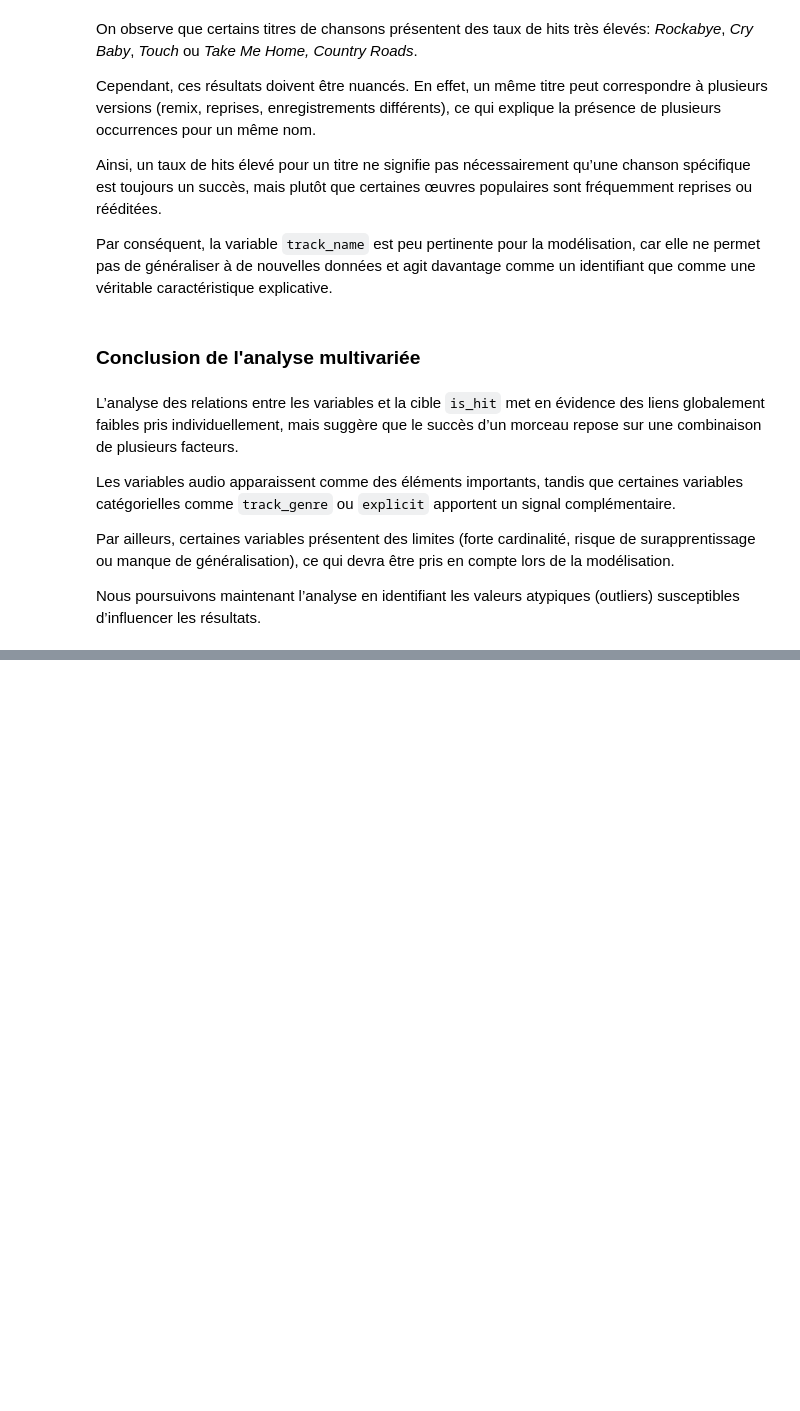
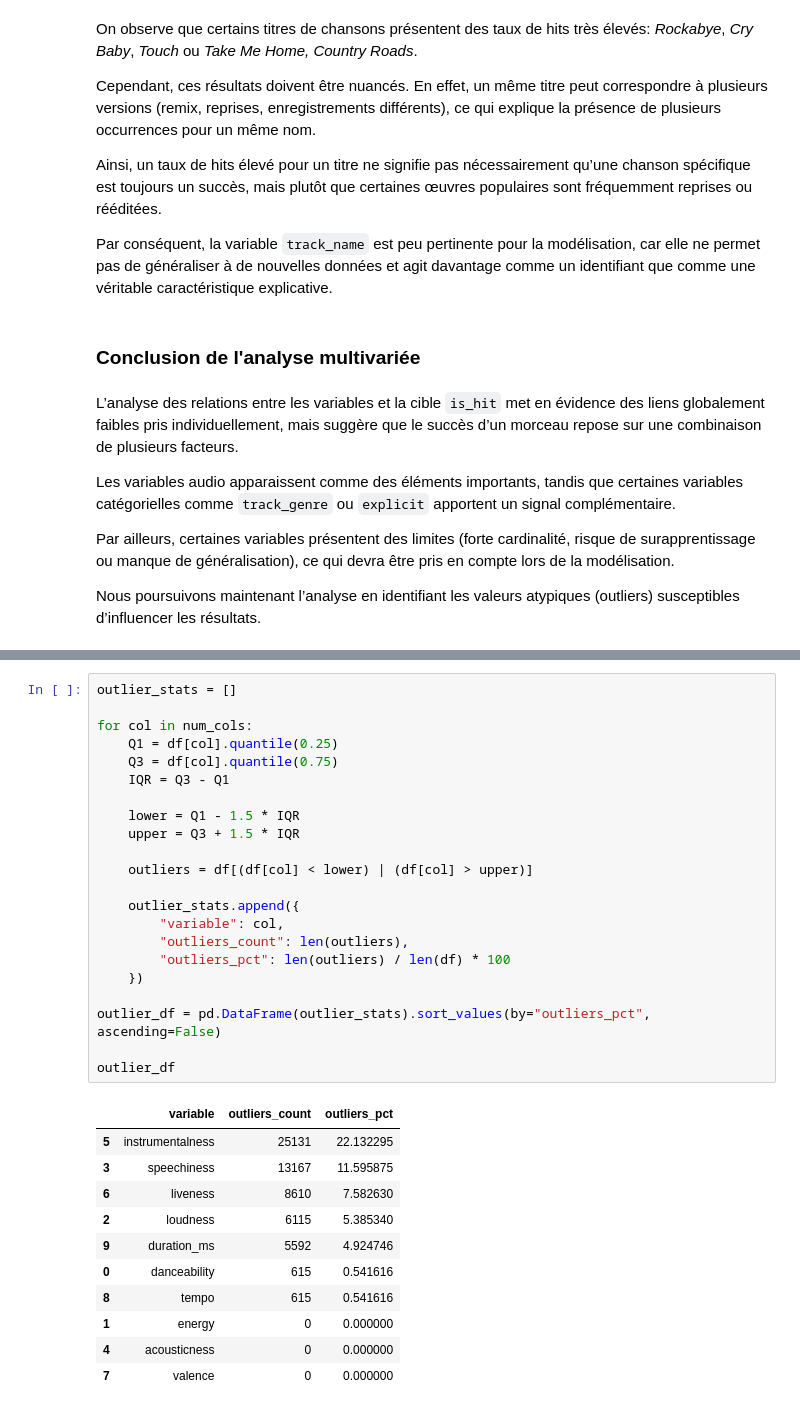
Before and after one commit to elo-labs/spotify-hit-prediction, a Jupyter notebook: notebooks/eda.ipynb, the cells around one changed output, grey strips where cells are left out. Saved outputs shown, nothing was run; the diff lists cells and outputs as text; blank space fills up the shorter version.

Commit message:
EDA - Identification et analyse des outliers (IQR)

```diff
--- a/notebooks/eda.ipynb
+++ b/notebooks/eda.ipynb
@@ -994,0 +1029,34 @@ Nous poursuivons maintenant l’analyse en identifiant les valeurs atypiques (ou
+# %%
+outlier_stats = []
+
+for col in num_cols:
+    Q1 = df[col].quantile(0.25)
+    Q3 = df[col].quantile(0.75)
+    IQR = Q3 - Q1
+
+    lower = Q1 - 1.5 * IQR
+    upper = Q3 + 1.5 * IQR
+
+    outliers = df[(df[col] < lower) | (df[col] > upper)]
+
+    outlier_stats.append({
+        "variable": col,
+        "outliers_count": len(outliers),
+        "outliers_pct": len(outliers) / len(df) * 100
+    })
+
+outlier_df = pd.DataFrame(outlier_stats).sort_values(by="outliers_pct", ascending=False)
+
+outlier_df
+# %% [output]
+|  | variable | outliers_count | outliers_pct |
+| 5 | instrumentalness | 25131 | 22.132295 |
+| 3 | speechiness | 13167 | 11.595875 |
+| 6 | liveness | 8610 | 7.582630 |
+| 2 | loudness | 6115 | 5.385340 |
+| 9 | duration_ms | 5592 | 4.924746 |
+| 0 | danceability | 615 | 0.541616 |
+| 8 | tempo | 615 | 0.541616 |
+| 1 | energy | 0 | 0.000000 |
+| 4 | acousticness | 0 | 0.000000 |
+| 7 | valence | 0 | 0.000000 |
```
Also changed, not shown: parts of 7 cells of this notebook.
